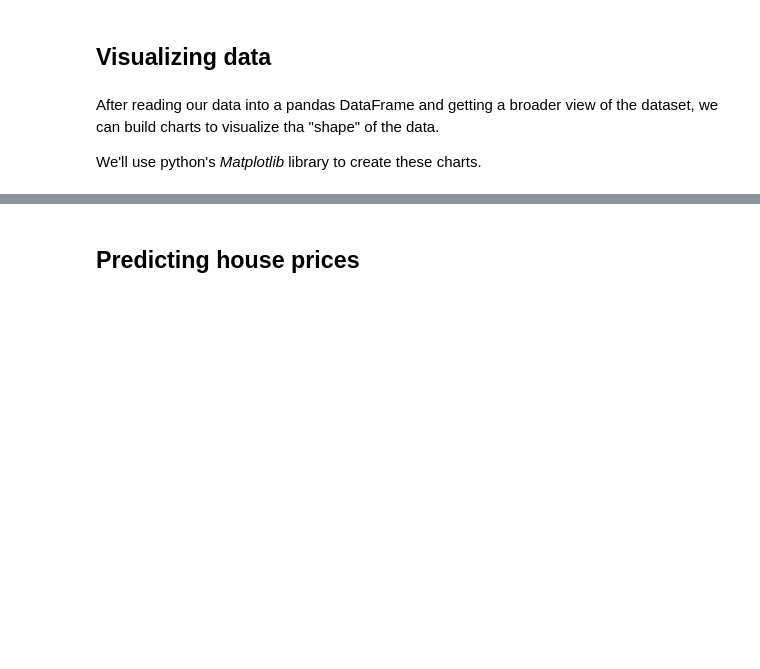
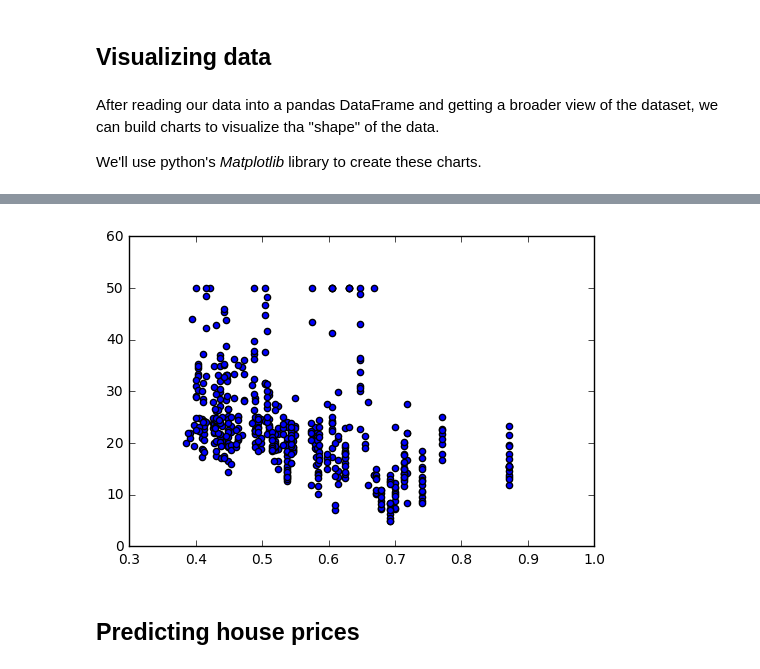
Before and after one commit to ffmmjj/intro_to_data_science_workshop, a Jupyter notebook: Boston housing prices prediction.ipynb, the cells around one changed output, grey strips where cells are left out. Saved outputs shown, nothing was run; the diff lists cells and outputs as text; code cells hidden in the pictures; blank space fills up the shorter version.

```diff
--- a/Boston housing prices prediction.ipynb
+++ b/Boston housing prices prediction.ipynb
@@ -46,3 +85,15 @@ rooms = ###
+# %%
+# Extract the house prices and average number of rooms to two separate variables
+prices = boston_housing_data.medv
+nox = boston_housing_data.nox
+
+# Create a scatterplot of these two properties using plt.scatter()
+# Specify labels for the X and Y axis
+# Show graph
+plt.scatter(nox, prices)
+plt.show()
+# %% [output]
+[figure, added]
 # %% [markdown]
 ## Predicting house prices
 # %% [markdown]
```
Also changed, not shown: parts of 16 cells of this notebook, 4 other files.
